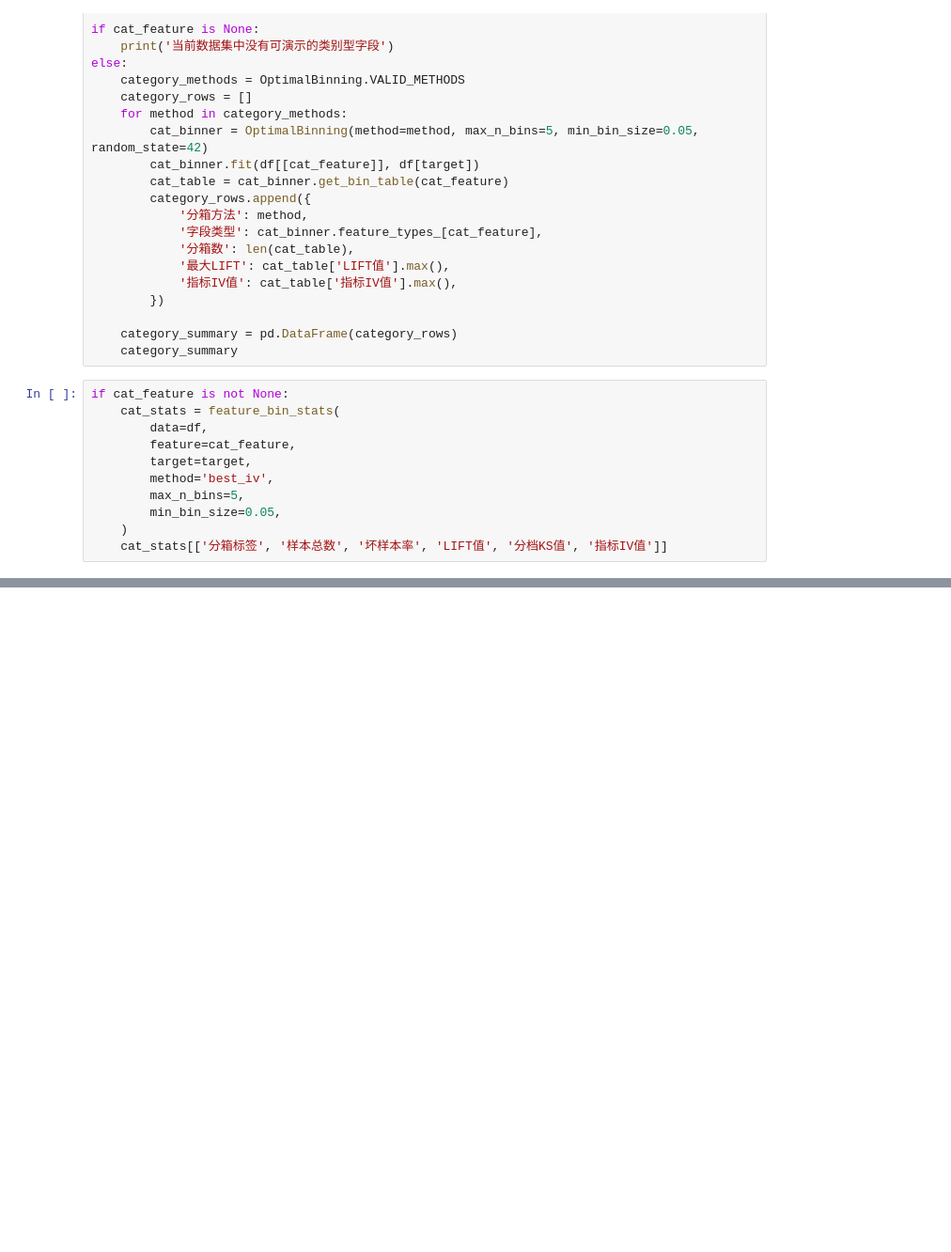
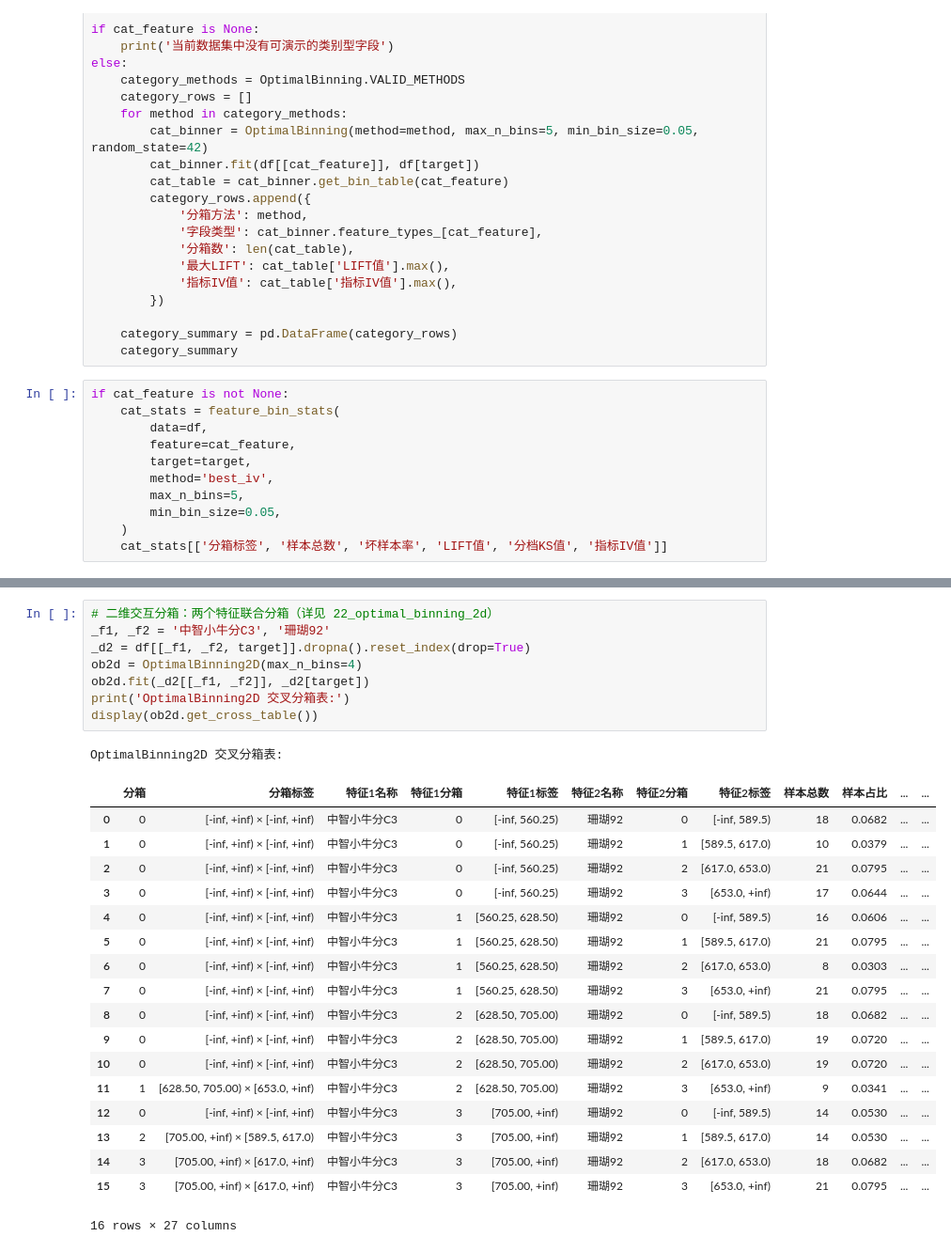
Before and after one commit to hengshu-credit/hscredit, a Jupyter notebook: examples/01_binning.ipynb, the cells around one changed output, grey strips where cells are left out. Shown at 94% size. Drawn from its saved outputs; the diff is of its cells as text; blank space fills up the shorter version.

```diff
--- a/examples/01_binning.ipynb
+++ b/examples/01_binning.ipynb
@@ -556,0 +607,28 @@ if cat_feature is not None:
+# %%
+# 二维交互分箱：两个特征联合分箱（详见 22_optimal_binning_2d）
+_f1, _f2 = '中智小牛分C3', '珊瑚92'
+_d2 = df[[_f1, _f2, target]].dropna().reset_index(drop=True)
+ob2d = OptimalBinning2D(max_n_bins=4)
+ob2d.fit(_d2[[_f1, _f2]], _d2[target])
+print('OptimalBinning2D 交叉分箱表:')
+display(ob2d.get_cross_table())
+# %% [output]
+OptimalBinning2D 交叉分箱表:
+|  | 分箱 | 分箱标签 | 特征1名称 | 特征1分箱 | 特征1标签 | 特征2名称 | 特征2分箱 | 特征2标签 | 样本总数 | 样本占比 | ... | ... |
+| 0 | 0 | [-inf, +inf) × [-inf, +inf) | 中智小牛分C3 | 0 | [-inf, 560.25) | 珊瑚92 | 0 | [-inf, 589.5) | 18 | 0.0682 | ... | ... |
+| 1 | 0 | [-inf, +inf) × [-inf, +inf) | 中智小牛分C3 | 0 | [-inf, 560.25) | 珊瑚92 | 1 | [589.5, 617.0) | 10 | 0.0379 | ... | ... |
+| 2 | 0 | [-inf, +inf) × [-inf, +inf) | 中智小牛分C3 | 0 | [-inf, 560.25) | 珊瑚92 | 2 | [617.0, 653.0) | 21 | 0.0795 | ... | ... |
+| 3 | 0 | [-inf, +inf) × [-inf, +inf) | 中智小牛分C3 | 0 | [-inf, 560.25) | 珊瑚92 | 3 | [653.0, +inf) | 17 | 0.0644 | ... | ... |
+| 4 | 0 | [-inf, +inf) × [-inf, +inf) | 中智小牛分C3 | 1 | [560.25, 628.50) | 珊瑚92 | 0 | [-inf, 589.5) | 16 | 0.0606 | ... | ... |
+| 5 | 0 | [-inf, +inf) × [-inf, +inf) | 中智小牛分C3 | 1 | [560.25, 628.50) | 珊瑚92 | 1 | [589.5, 617.0) | 21 | 0.0795 | ... | ... |
+| 6 | 0 | [-inf, +inf) × [-inf, +inf) | 中智小牛分C3 | 1 | [560.25, 628.50) | 珊瑚92 | 2 | [617.0, 653.0) | 8 | 0.0303 | ... | ... |
+| 7 | 0 | [-inf, +inf) × [-inf, +inf) | 中智小牛分C3 | 1 | [560.25, 628.50) | 珊瑚92 | 3 | [653.0, +inf) | 21 | 0.0795 | ... | ... |
+| 8 | 0 | [-inf, +inf) × [-inf, +inf) | 中智小牛分C3 | 2 | [628.50, 705.00) | 珊瑚92 | 0 | [-inf, 589.5) | 18 | 0.0682 | ... | ... |
+| 9 | 0 | [-inf, +inf) × [-inf, +inf) | 中智小牛分C3 | 2 | [628.50, 705.00) | 珊瑚92 | 1 | [589.5, 617.0) | 19 | 0.0720 | ... | ... |
+| 10 | 0 | [-inf, +inf) × [-inf, +inf) | 中智小牛分C3 | 2 | [628.50, 705.00) | 珊瑚92 | 2 | [617.0, 653.0) | 19 | 0.0720 | ... | ... |
+| 11 | 1 | [628.50, 705.00) × [653.0, +inf) | 中智小牛分C3 | 2 | [628.50, 705.00) | 珊瑚92 | 3 | [653.0, +inf) | 9 | 0.0341 | ... | ... |
+| 12 | 0 | [-inf, +inf) × [-inf, +inf) | 中智小牛分C3 | 3 | [705.00, +inf) | 珊瑚92 | 0 | [-inf, 589.5) | 14 | 0.0530 | ... | ... |
+| 13 | 2 | [705.00, +inf) × [589.5, 617.0) | 中智小牛分C3 | 3 | [705.00, +inf) | 珊瑚92 | 1 | [589.5, 617.0) | 14 | 0.0530 | ... | ... |
+| 14 | 3 | [705.00, +inf) × [617.0, +inf) | 中智小牛分C3 | 3 | [705.00, +inf) | 珊瑚92 | 2 | [617.0, 653.0) | 18 | 0.0682 | ... | ... |
+| 15 | 3 | [705.00, +inf) × [617.0, +inf) | 中智小牛分C3 | 3 | [705.00, +inf) | 珊瑚92 | 3 | [653.0, +inf) | 21 | 0.0795 | ... | ... |
+16 rows × 27 columns
```
Also changed, not shown: parts of 4 cells of this notebook, 19 other files.
